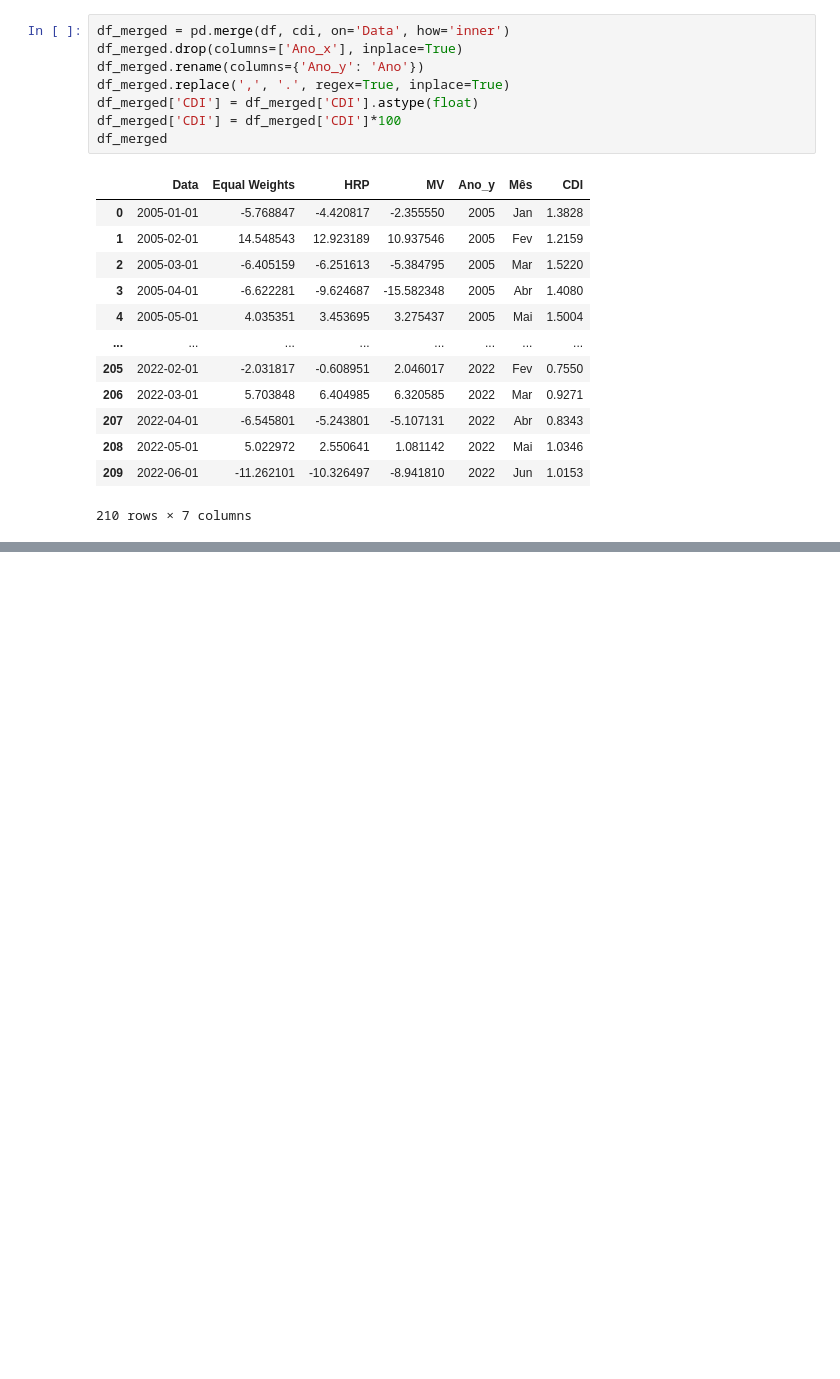
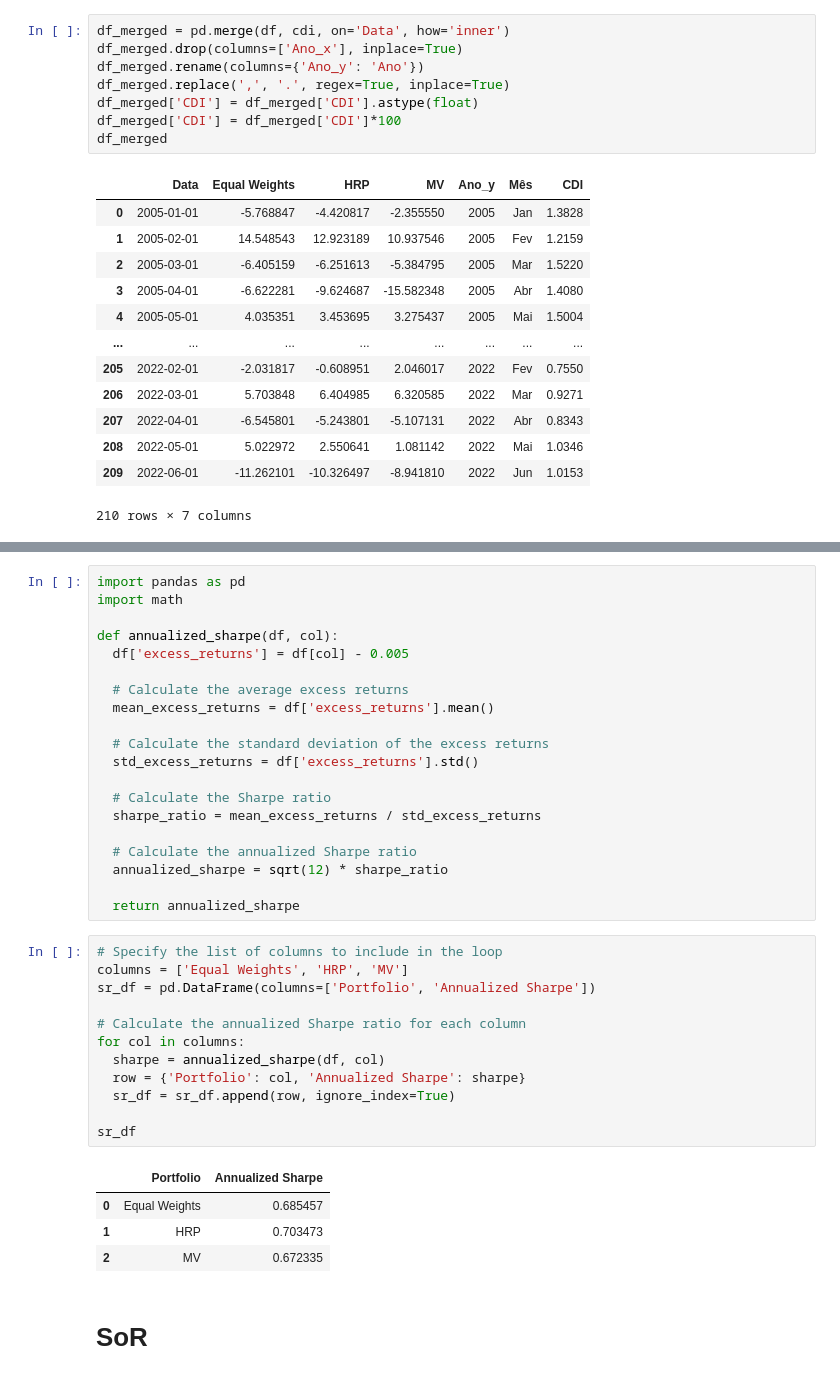
Before and after one commit to felipereis150/BrazilianHRP, a Jupyter notebook: DataViz.ipynb, the cells around one changed output, grey strips where cells are left out. Cells and saved outputs as stored; diff of their text form; blank space fills up the shorter version.

```diff
--- a/DataViz.ipynb
+++ b/DataViz.ipynb
@@ -166,0 +173,39 @@ display(sharpe_ratio_Equal_Weights)
+# %%
+import pandas as pd
+import math
+
+def annualized_sharpe(df, col):
+  df['excess_returns'] = df[col] - 0.005
+
+  # Calculate the average excess returns
+  mean_excess_returns = df['excess_returns'].mean()
+
+  # Calculate the standard deviation of the excess returns
+  std_excess_returns = df['excess_returns'].std()
+
+  # Calculate the Sharpe ratio
+  sharpe_ratio = mean_excess_returns / std_excess_returns
+
+  # Calculate the annualized Sharpe ratio
+  annualized_sharpe = sqrt(12) * sharpe_ratio
+
+  return annualized_sharpe
+# %%
+# Specify the list of columns to include in the loop
+columns = ['Equal Weights', 'HRP', 'MV']
+sr_df = pd.DataFrame(columns=['Portfolio', 'Annualized Sharpe'])
+
+# Calculate the annualized Sharpe ratio for each column
+for col in columns:
+  sharpe = annualized_sharpe(df, col)
+  row = {'Portfolio': col, 'Annualized Sharpe': sharpe}
+  sr_df = sr_df.append(row, ignore_index=True)
+
+sr_df
+# %% [output]
+|  | Portfolio | Annualized Sharpe |
+| 0 | Equal Weights | 0.685457 |
+| 1 | HRP | 0.703473 |
+| 2 | MV | 0.672335 |
+# %% [markdown]
+# SoR
```
Also changed, not shown: parts of 15 cells of this notebook, 1 other file.
